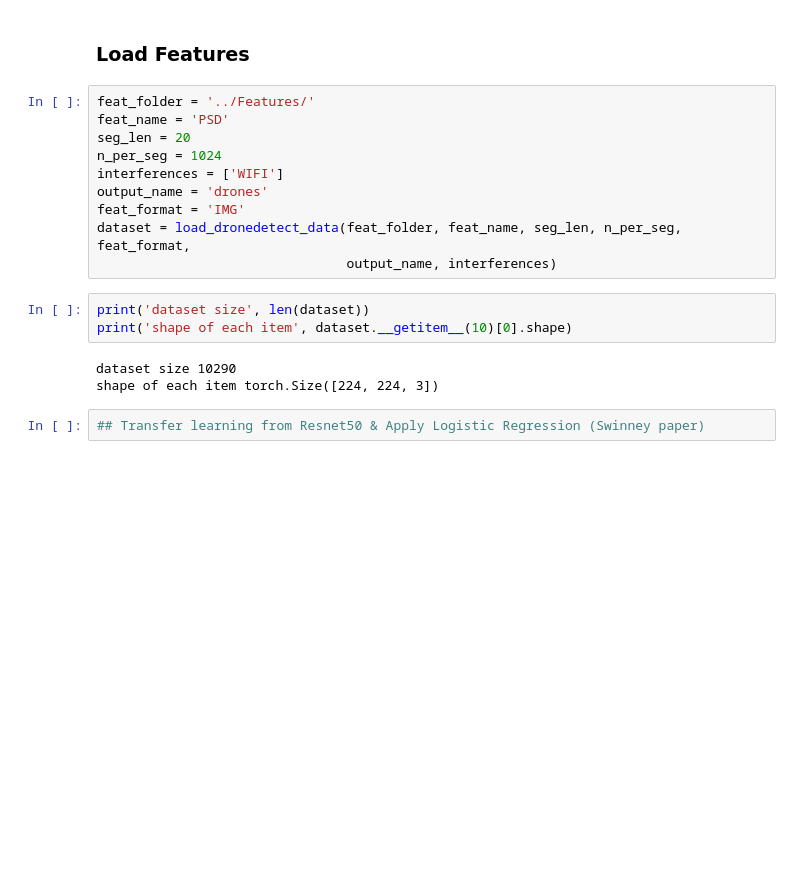
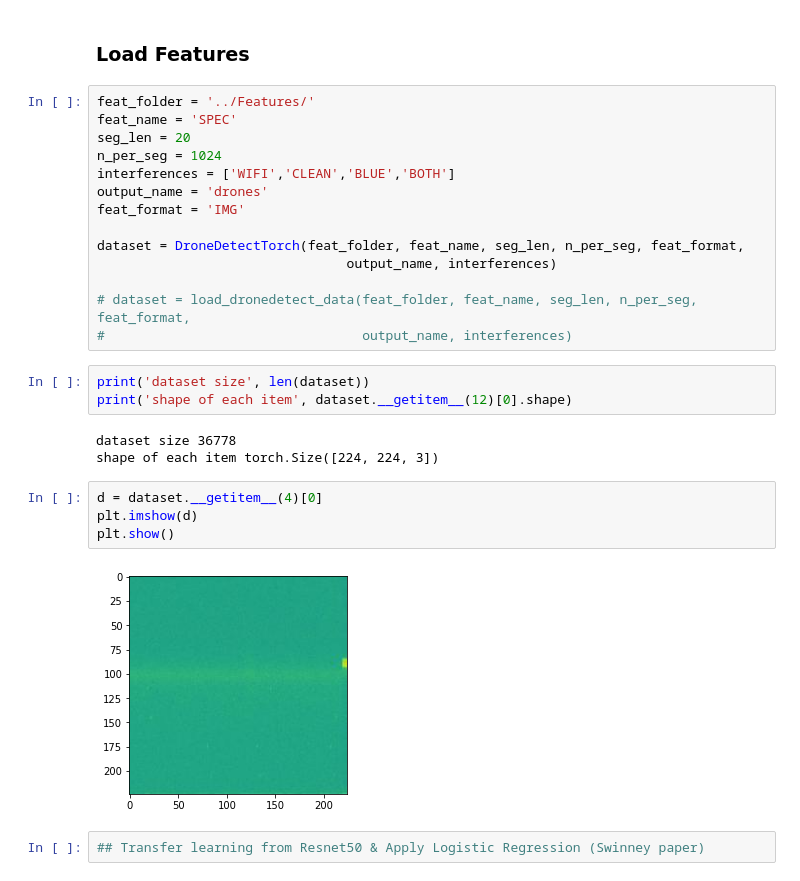
Before and after one commit to IQTLabs/RFClassification, a Jupyter notebook: DL Approaches.ipynb, the cells around one changed output. Cells and saved outputs as stored; diff of their text form; blank space fills up the shorter version.

Commit message:
update dataset object for arrays

```diff
--- a/DL Approaches.ipynb
+++ b/DL Approaches.ipynb
@@ -40,20 +40,30 @@ from torchsummary import summary
 ### Load Features
 # %%
 feat_folder = '../Features/'
-feat_name = 'PSD'
+feat_name = 'SPEC'
 seg_len = 20
 n_per_seg = 1024
-interferences = ['WIFI']
+interferences = ['WIFI','CLEAN','BLUE','BOTH']
 output_name = 'drones'
 feat_format = 'IMG'
-dataset = load_dronedetect_data(feat_folder, feat_name, seg_len, n_per_seg, feat_format,
+
+dataset = DroneDetectTorch(feat_folder, feat_name, seg_len, n_per_seg, feat_format,
                                 output_name, interferences)
+
+# dataset = load_dronedetect_data(feat_folder, feat_name, seg_len, n_per_seg, feat_format,
+#                                 output_name, interferences)
 # %%
 print('dataset size', len(dataset))
-print('shape of each item', dataset.__getitem__(10)[0].shape)
+print('shape of each item', dataset.__getitem__(12)[0].shape)
 # %% [output]
-dataset size 10290
+dataset size 36778
 shape of each item torch.Size([224, 224, 3])
+# %%
+d = dataset.__getitem__(4)[0]
+plt.imshow(d)
+plt.show()
+# %% [output]
+[figure, added]
 # %%
 ## Transfer learning from Resnet50 & Apply Logistic Regression (Swinney paper)
 # %%
```
Also changed, not shown: parts of 9 cells of this notebook, 3 other files.
